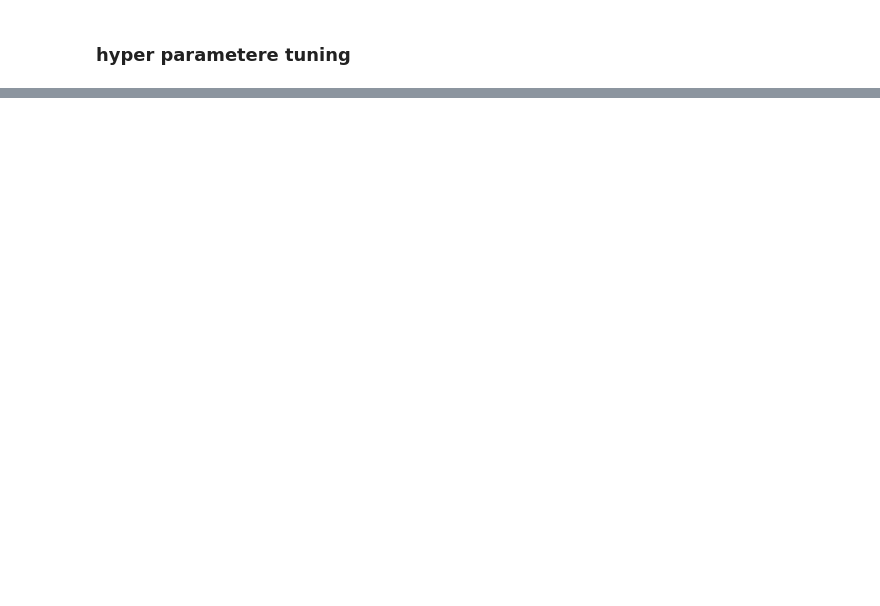
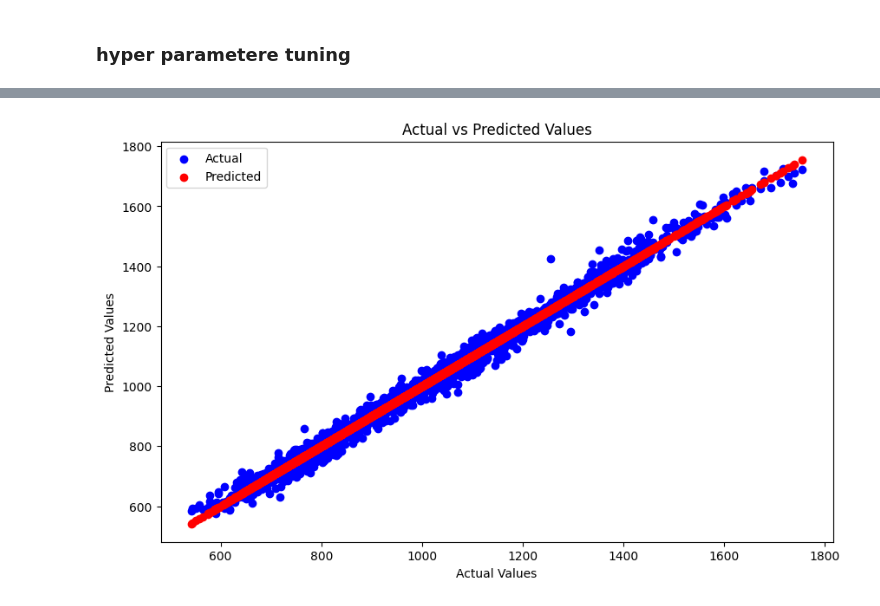
Before and after one commit to amirhosseinamerimanesh/Load-Forecasting-Machine-Learing, a Jupyter notebook: load_forecasting_ml.ipynb, the cells around one changed output, grey strips where cells are left out. Drawn from its saved outputs; the diff is of its cells as text; code cells hidden in the pictures; blank space fills up the shorter version.

```diff
--- a/load_forecasting_ml.ipynb
+++ b/load_forecasting_ml.ipynb
@@ -312,0 +350,19 @@ for fold, (train_index, val_index) in enumerate(kf.split(X)):
+# %%
+import matplotlib.pyplot as plt
+
+# Plotting the actual vs predicted values on the test set
+plt.figure(figsize=(10, 6))
+
+# Plot the actual values in blue
+plt.scatter(denormalized_target_values, denormalized_predict_values, color='blue', label='Actual')
+
+# Plot the predicted values in green
+plt.scatter(denormalized_target_values, denormalized_target_values, color='red', label='Predicted')
+
+plt.title('Actual vs Predicted Values')
+plt.xlabel('Actual Values')
+plt.ylabel('Predicted Values')
+plt.legend()
+plt.show()
+# %% [output]
+[figure, added]
```
Also changed, not shown: parts of 16 cells of this notebook.
